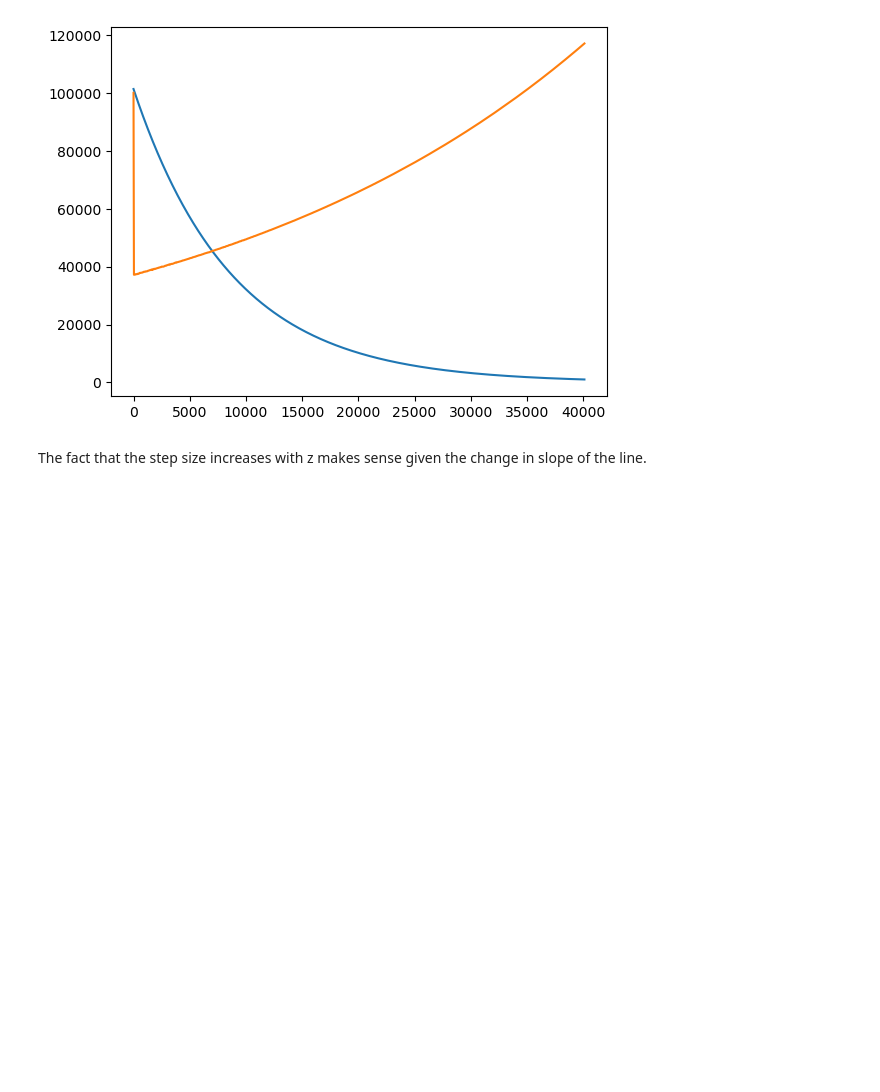
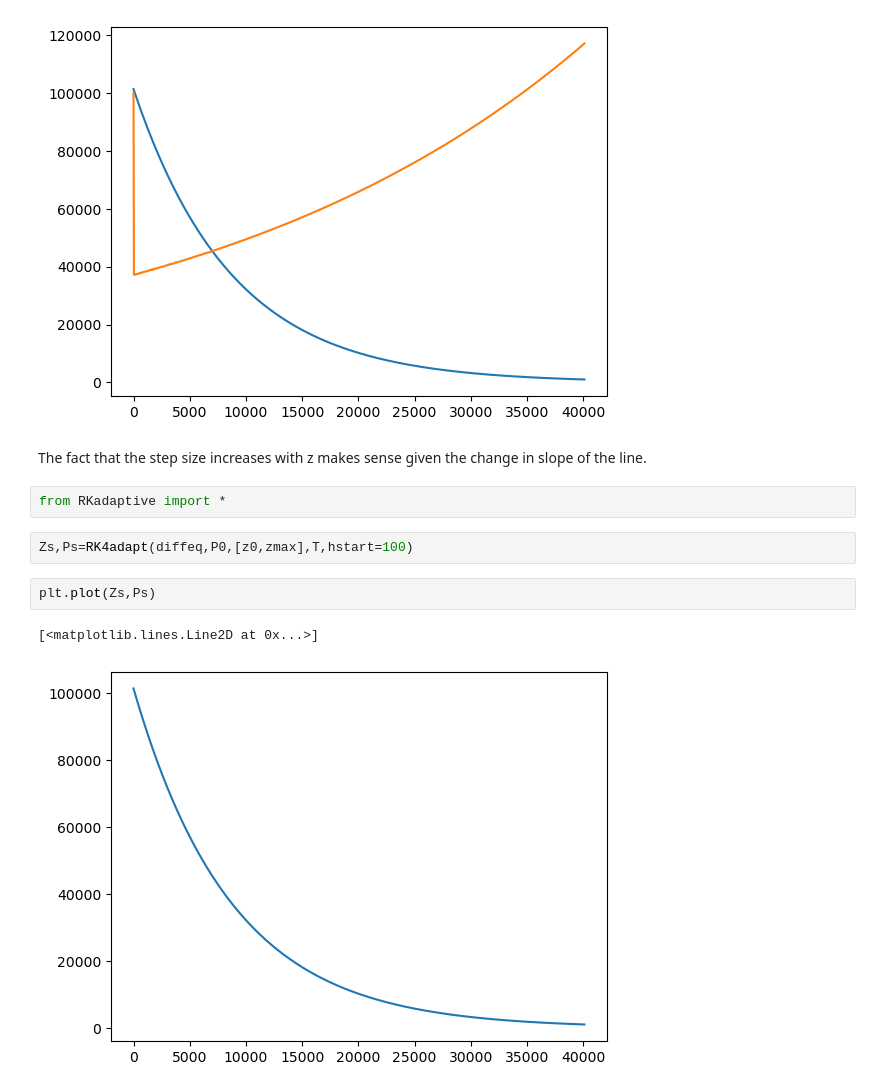
Before and after one commit to sarahedraves/Draves-GCComputationalAstrophysics, a Jupyter notebook: finalproject/12.9_adaptive.ipynb, the cells around one changed output. Drawn from its saved outputs; the diff is of its cells as text; blank space fills up the shorter version.

```diff
--- a/finalproject/12.9_adaptive.ipynb
+++ b/finalproject/12.9_adaptive.ipynb
@@ -97,3 +97,12 @@ plt.plot(Zs,Hs*1000) # *1000 is just so that they appear on similar scales
 [figure]
 # %% [markdown]
 The fact that the step size increases with z makes sense given the change in slope of the line.
+# %%
+from RKadaptive import *
+# %%
+Zs,Ps=RK4adapt(diffeq,P0,[z0,zmax],T,hstart=100)
+# %%
+plt.plot(Zs,Ps)
+# %% [output]
+[<matplotlib.lines.Line2D at 0x...>]
+[figure, added]
```
Also changed, not shown: 9 other files.
